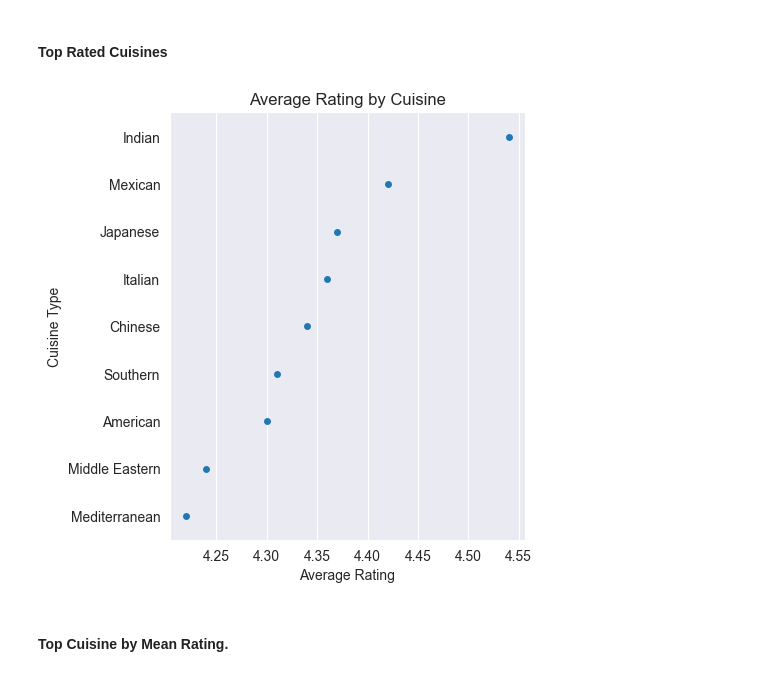
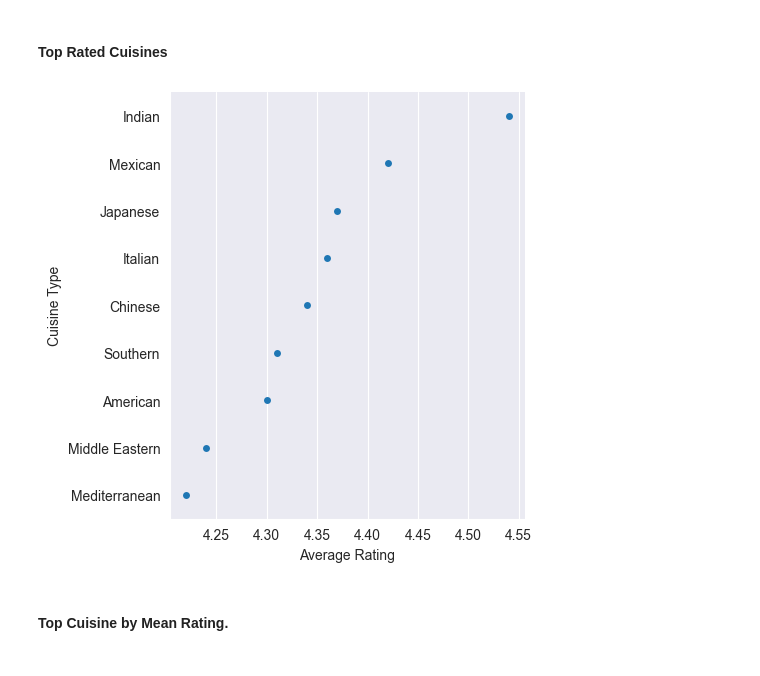
Before and after one commit to DanielLevenstein/FoodHub_UT_ML_Project1, a Jupyter notebook: FoodHubDataAnalysis.ipynb, the cells around one changed output. Drawn from its saved outputs; the diff is of its cells as text; code cells hidden in the pictures.

```diff
--- a/FoodHubDataAnalysis.ipynb
+++ b/FoodHubDataAnalysis.ipynb
@@ -493,21 +514,21 @@ sns.boxplot(data=df_alphabetical_order, hue='cuisine_type', y='cuisine_type', x=
 # %%
 # I removed cuisine types with less than 10 total ratings from the data set to ensure data reliability
 # The cuisines with the top ratings are Indian, Mexican, Japanese, Italian, Chinese
 df_mean_rating_by_cuisine = (df_rated.groupby('cuisine_type')
     .agg(avg_rating_by_cuisine=('rating', 'mean'), num_ratings=('rating', 'count'), restaurants=('restaurant_name', 'unique'))
     .sort_values("avg_rating_by_cuisine"))
 df_mean_rating_by_cuisine = pd.DataFrame(df_mean_rating_by_cuisine)
 df_mean_rating_by_cuisine.sort_values("avg_rating_by_cuisine", ascending=False, inplace=True)
 df_mean_rating_by_cuisine = df_mean_rating_by_cuisine[df_mean_rating_by_cuisine.num_ratings > 10]
 df_mean_rating_by_cuisine["avg_rating_by_cuisine"]=df_mean_rating_by_cuisine["avg_rating_by_cuisine"].round(2)
 sns.catplot(data=df_mean_rating_by_cuisine, y=df_mean_rating_by_cuisine.index, x='avg_rating_by_cuisine')
-plt.title('Average Rating by Cuisine')
 plt.ylabel('Cuisine Type')
 plt.xlabel('Average Rating')
 
 df_mean_rating_by_cuisine.reset_index(inplace=True)
+plt.savefig("output/Average_Rating_by_Cuisine.png")
 # %% [output]
-[figure, old version]
+[figure, new version]
 # %% [markdown]
 #### Top Cuisine by Mean Rating.
 # %%
```
Also changed, not shown: parts of 19 cells of this notebook, 6 other files.
